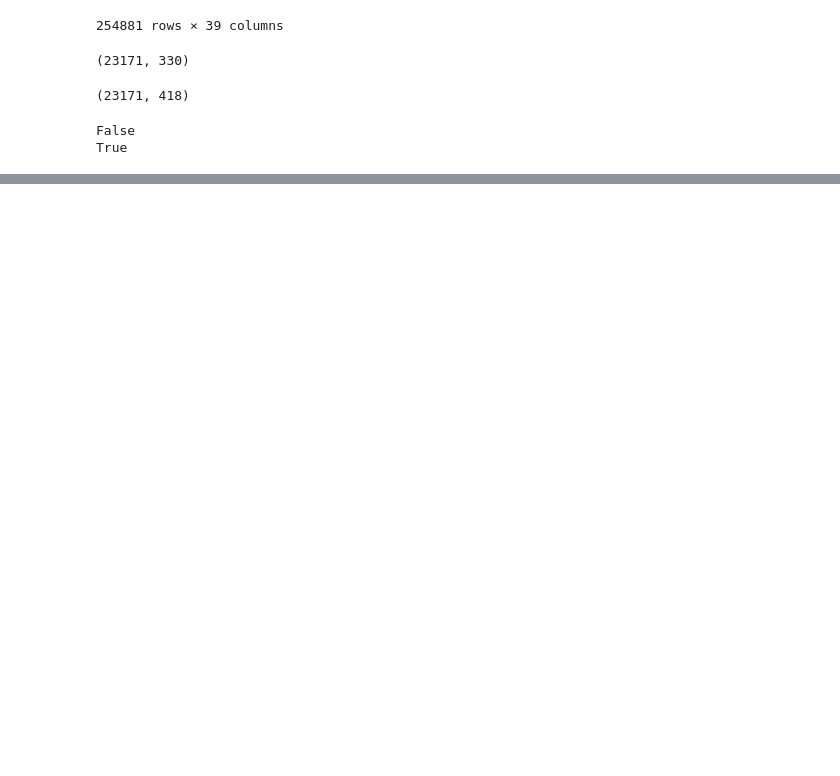
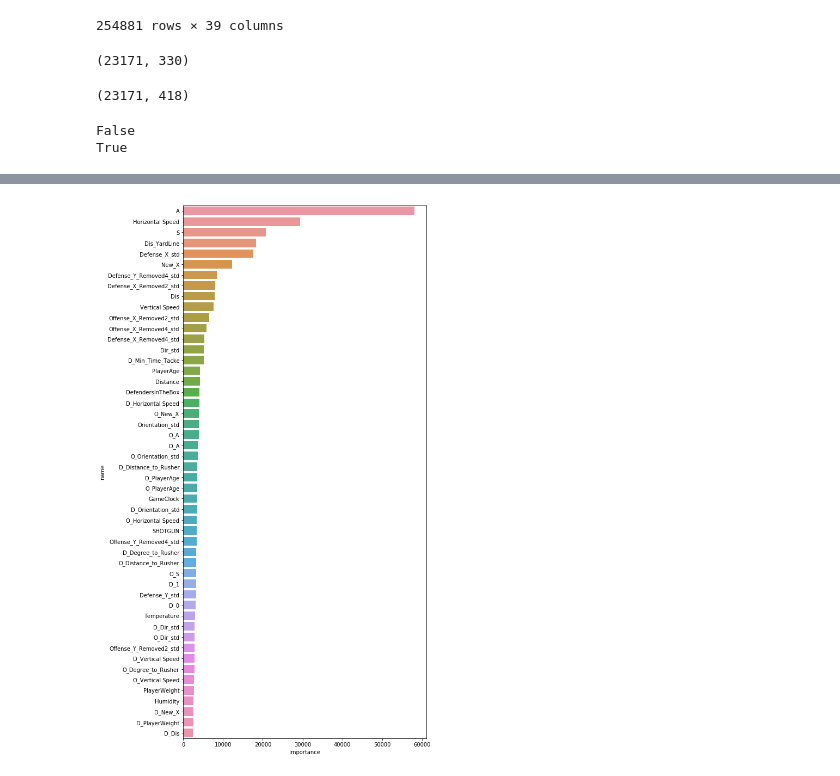
Before and after one commit to yxm162930/NFL, a Jupyter notebook: NFL Model.ipynb, the cells around one changed output, grey strips where cells are left out. Saved outputs shown, nothing was run; the diff lists cells and outputs as text; code cells hidden in the pictures; blank space fills up the shorter version.

```diff
--- a/NFL Model.ipynb
+++ b/NFL Model.ipynb
@@ -909,0 +650,19 @@ env.write_submission_file()
+# %%
+from sklearn.model_selection import train_test_split, KFold
+losses = []
+models = []
+for k in range(1):
+    kfold = KFold(5, random_state = 42 + k, shuffle = True)
+    for k_fold, (tr_inds, val_inds) in enumerate(kfold.split(train_y)):
+        print("-----------")
+        print("-----------")
+        model = MultiLGBMClassifier(resolution = 5, params = params)
+        model.fit(train_x[tr_inds], train_y_raw.values[tr_inds])
+        preds = model.predict(train_x[val_inds])
+        loss = np.mean((train_y[val_inds] - preds) ** 2)
+        models.append(model)
+        print(k_fold, loss)
+        losses.append(loss)
+print("-------")
+print(losses)
+print(np.mean(losses))
@@ -909,0 +693,25 @@ env.write_submission_file()
+# %%
+feature_importances = 0
+num_model = 0
+for model in models:
+    for m in model.models:
+        feature_importances += m.booster_.feature_importance("gain")
+        num_model += 1
+
+feature_importances /= num_model
+# %%
+offender_feature_names = [cc for cc in offender.drop('PlayId',axis = 1).columns.tolist()]
+offender_feature_names = list(np.hstack([['O_' + c for c in offender_feature_names] for k in range(10)]))
+defender_feature_names = [str(cc) for cc in defender.drop('PlayId',axis = 1).columns.tolist()]
+defender_feature_names = list(np.hstack([['D_'+ c for c in defender_feature_names] for k in range(11)]))
+# %%
+feature_names = rusher.drop('PlayId',axis = 1).columns.tolist() + game.drop('PlayId',axis = 1).columns.tolist() + offender_feature_names + defender_feature_names
+feature_importance_df = pd.DataFrame(np.vstack([feature_importances, feature_names]).T, columns = ["importance", "name"])
+feature_importance_df["importance"] = feature_importance_df["importance"].astype(np.float32)
+feature_importance_df = feature_importance_df.groupby("name").agg("mean").reset_index()
+# %%
+plt.figure(figsize = (8, 18))
+sns.barplot(data = feature_importance_df.sort_values(by = "importance", ascending = False).head(50), x = "importance", y = "name")
+plt.show()
+# %% [output]
+[figure, added]
```
Also changed, not shown: parts of 14 cells of this notebook.
